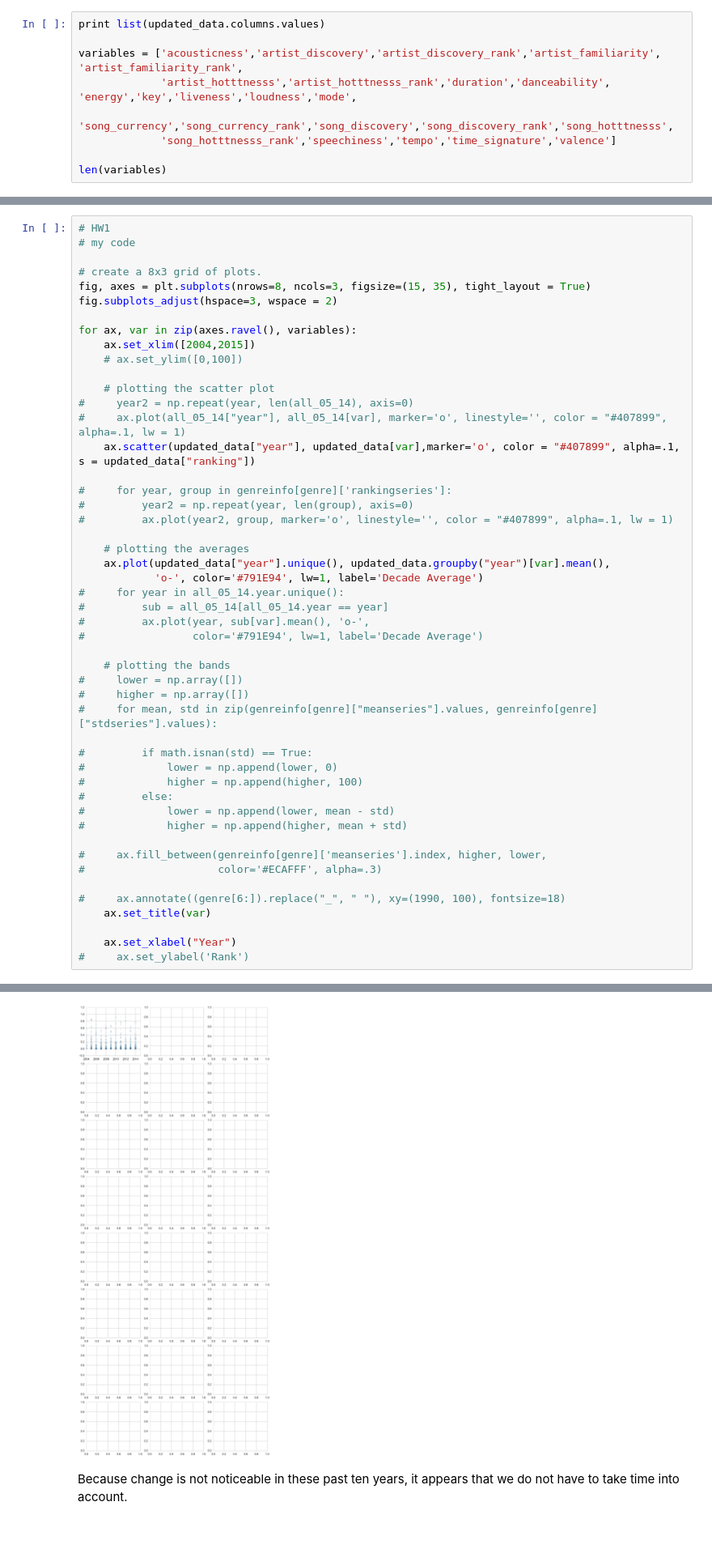
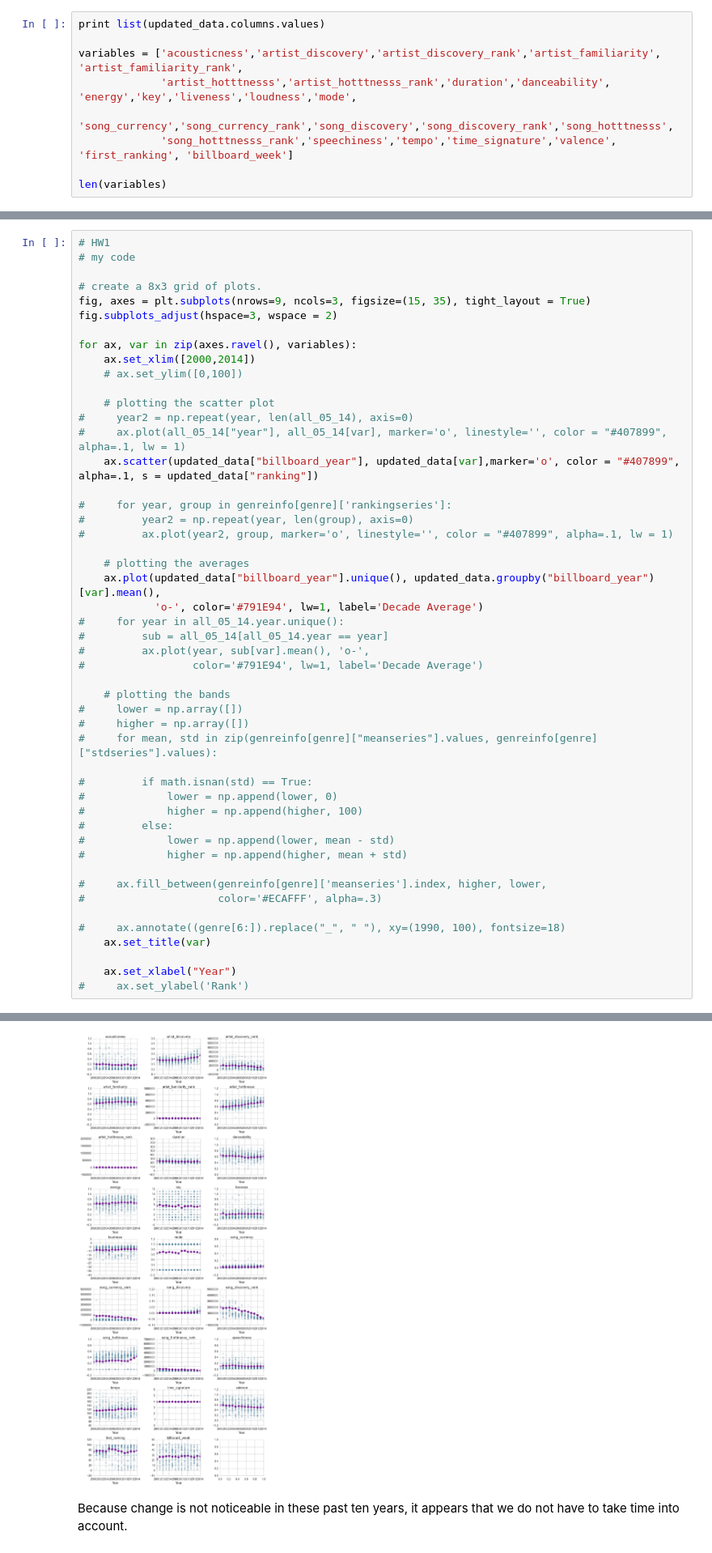
Before and after one commit to matlisa/crimsondance, a Jupyter notebook: Exploratory-Data-Lisa.ipynb, the cells around one changed output, grey strips where cells are left out. Shown at 81% size. Cells and saved outputs as stored; diff of their text form.

```diff
--- a/Exploratory-Data-Lisa.ipynb
+++ b/Exploratory-Data-Lisa.ipynb
@@ -46,7 +46,7 @@ print list(updated_data.columns.values)
 variables = ['acousticness','artist_discovery','artist_discovery_rank','artist_familiarity', 'artist_familiarity_rank',
              'artist_hotttnesss','artist_hotttnesss_rank','duration','danceability', 'energy','key','liveness','loudness','mode',
              'song_currency','song_currency_rank','song_discovery','song_discovery_rank','song_hotttnesss',
-             'song_hotttnesss_rank','speechiness','tempo','time_signature','valence']
+             'song_hotttnesss_rank','speechiness','tempo','time_signature','valence', 'first_ranking', 'billboard_week']
 
 len(variables)
 # %% [output]
@@ -57,24 +62,24 @@ len(variables)
 # my code
 
 # create a 8x3 grid of plots.
-fig, axes = plt.subplots(nrows=8, ncols=3, figsize=(15, 35), tight_layout = True)
+fig, axes = plt.subplots(nrows=9, ncols=3, figsize=(15, 35), tight_layout = True)
 fig.subplots_adjust(hspace=3, wspace = 2)
 
 for ax, var in zip(axes.ravel(), variables):
-    ax.set_xlim([2004,2015])
+    ax.set_xlim([2000,2014])
     # ax.set_ylim([0,100])
 
     # plotting the scatter plot
 #     year2 = np.repeat(year, len(all_05_14), axis=0)
 #     ax.plot(all_05_14["year"], all_05_14[var], marker='o', linestyle='', color = "#407899", alpha=.1, lw = 1)
-    ax.scatter(updated_data["year"], updated_data[var],marker='o', color = "#407899", alpha=.1, s = updated_data["ranking"])
+    ax.scatter(updated_data["billboard_year"], updated_data[var],marker='o', color = "#407899", alpha=.1, s = updated_data["ranking"])
 
 #     for year, group in genreinfo[genre]['rankingseries']:
 #         year2 = np.repeat(year, len(group), axis=0)
 #         ax.plot(year2, group, marker='o', linestyle='', color = "#407899", alpha=.1, lw = 1)
 
     # plotting the averages
-    ax.plot(updated_data["year"].unique(), updated_data.groupby("year")[var].mean(),
+    ax.plot(updated_data["billboard_year"].unique(), updated_data.groupby("billboard_year")[var].mean(),
             'o-', color='#791E94', lw=1, label='Decade Average')
 #     for year in all_05_14.year.unique():
 #         sub = all_05_14[all_05_14.year == year]
@@ -106,4 +127,4 @@ ValueError: x and y must have same first dimension
-[figure, old version]
+[figure, new version]
 # %% [markdown]
 Because change is not noticeable in these past ten years, it appears that we do not have to take time into account.
 # %% [markdown]
```
Also changed, not shown: parts of 4 cells of this notebook, 1 other file.
